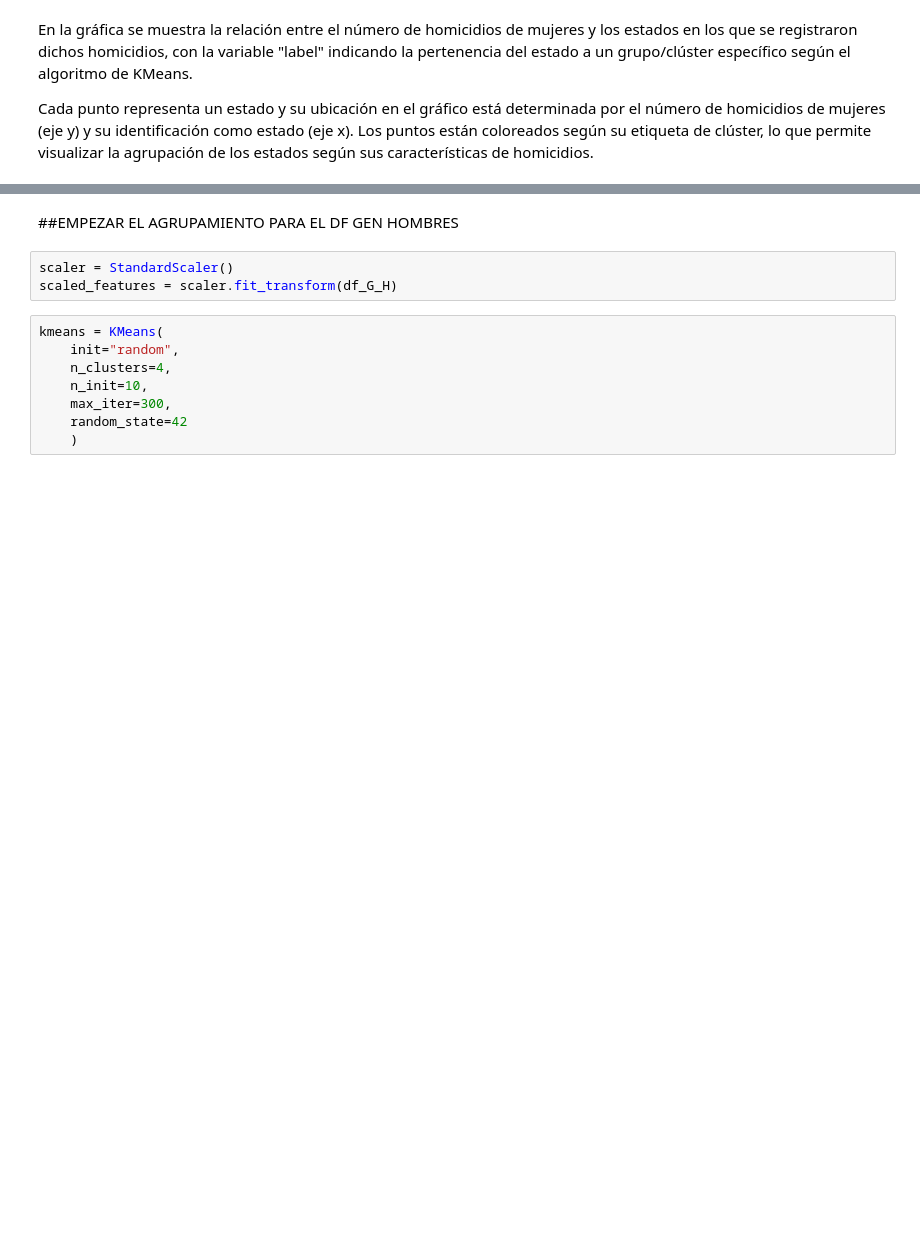
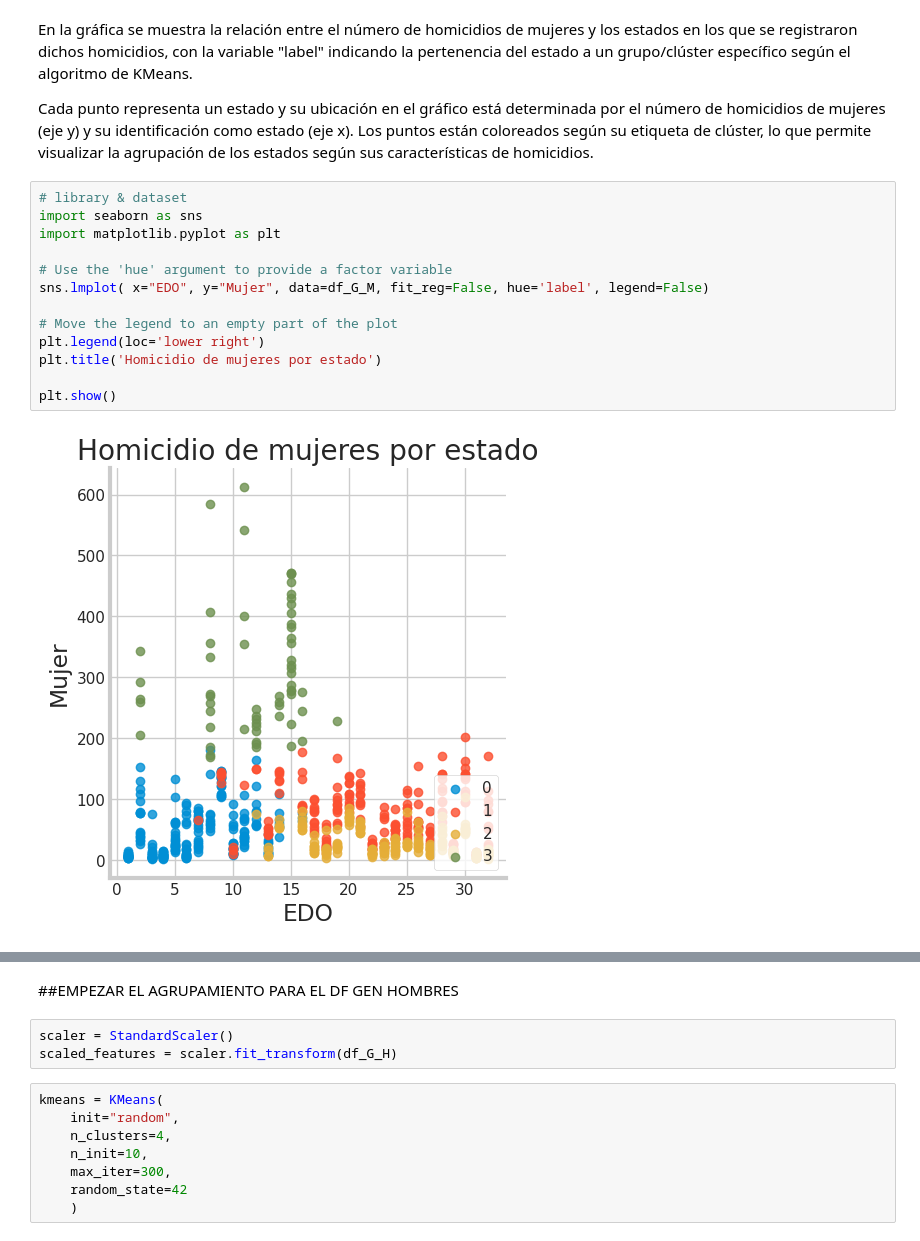
Before and after one commit to FreMeli/ASE_1, a Jupyter notebook: Agrupamiento_Homicidios_SEXO.ipynb, the cells around one changed output, grey strips where cells are left out. Saved outputs shown, nothing was run; the diff lists cells and outputs as text; blank space fills up the shorter version.

```diff
--- a/Agrupamiento_Homicidios_SEXO.ipynb
+++ b/Agrupamiento_Homicidios_SEXO.ipynb
@@ -433,3 +360,18 @@ plt.show()
 En la gráfica se muestra la relación entre el número de homicidios de mujeres y los estados en los que se registraron dichos homicidios, con la variable "label" indicando la pertenencia del estado a un grupo/clúster específico según el algoritmo de KMeans.
 
  Cada punto representa un estado y su ubicación en el gráfico está determinada por el número de homicidios de mujeres (eje y) y su identificación como estado (eje x). Los puntos están coloreados según su etiqueta de clúster, lo que permite visualizar la agrupación de los estados según sus características de homicidios.
+# %%
+# library & dataset
+import seaborn as sns
+import matplotlib.pyplot as plt
+
+# Use the 'hue' argument to provide a factor variable
+sns.lmplot( x="EDO", y="Mujer", data=df_G_M, fit_reg=False, hue='label', legend=False)
+
+# Move the legend to an empty part of the plot
+plt.legend(loc='lower right')
+plt.title('Homicidio de mujeres por estado')
+
+plt.show()
+# %% [output]
+[figure, added]
```
Also changed, not shown: parts of 32 cells of this notebook.
